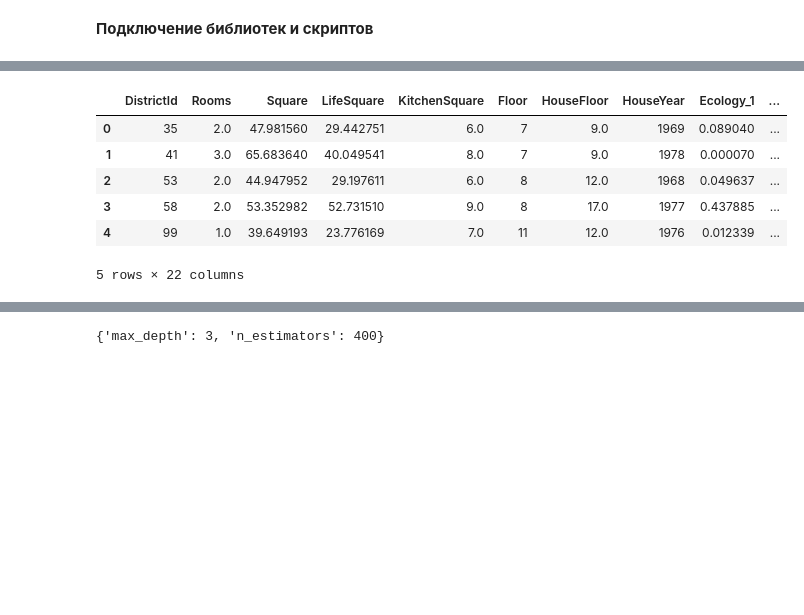
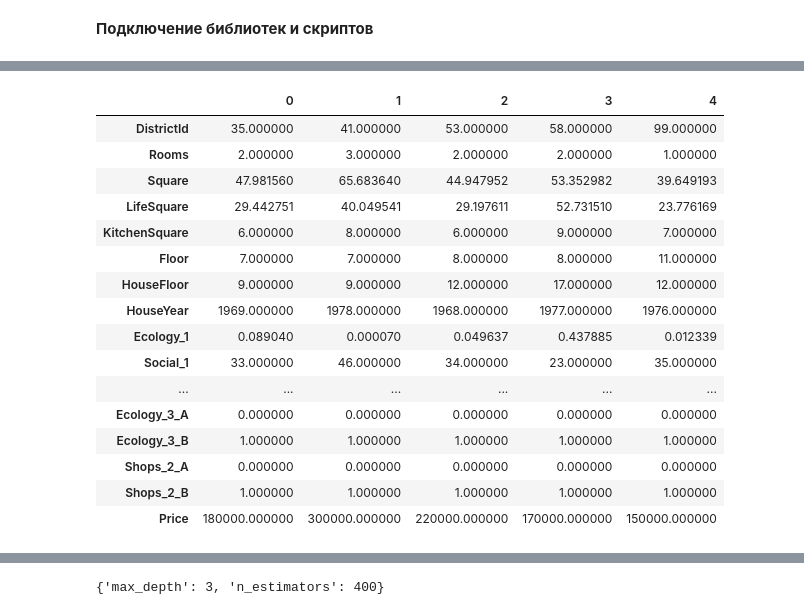
Before and after one commit to albul-k/gb_python_data_science_libs, a Jupyter notebook: course_work_train.ipynb, the cells around one changed output, grey strips where cells are left out. Saved outputs shown, nothing was run; the diff lists cells and outputs as text; code cells hidden in the pictures; blank space fills up the shorter version.

```diff
--- a/course_work_train.ipynb
+++ b/course_work_train.ipynb
@@ -76,7 +76,7 @@ class DataPipeline:
         """Сохранение статистик"""
         self.medians = df[['LifeSquare', 'Healthcare_1']].median()
 
-    def transform(self, df):
+    def transform_0(self, df):
         """Трансформация данных"""
 
         # 1. Пропуски
@@ -94,22 +94,19 @@ class DataPipeline:
         df.loc[(df['LifeSquare'] > df['Square']), 'LifeSquare'] = df['Square']
 
         #
-        df.loc[((df['KitchenSquare'] > df['LifeSquare']*0.3) | (df['KitchenSquare'] < 4)), 'KitchenSquare'] = df['KitchenSquare'].median()
+        df.loc[((df['KitchenSquare'] > df['LifeSquare']*0.3) | (df['KitchenSquare'] < 3)), 'KitchenSquare'] = df['KitchenSquare'].median()
 
         #
-        #df.loc[(df['KitchenSquare'] > df['LifeSquare']), 'KitchenSquare'] = df['LifeSquare']
+        df.loc[(df['HouseYear'] > 2020), 'HouseYear'] = 2020
 
+        #
+        df.loc[((df['Rooms'] > 6) | (df['Rooms'] < 1)), 'Rooms'] = df['Rooms'].median()
 
-        # 3. Новые фичи (features)
+        #
+        df.loc[(df['HouseFloor'] < 1), 'HouseFloor'] = 1
 
-        # Доля спален в общем кол-ве комнат
-        #df['bedroom_share'] = df['total_bedrooms'] / df['total_rooms'] * 100
-        # Сколько человек в среднем живут в одной комнате
-        #df['population_per_room'] = df['population'] / df['total_rooms']
-
-        #df['HouseYear'] = df['HouseYear'] // 5 * 5
-
-        df['Price'] = df['Price'] // 10000 * 10000
+        #
+        df.loc[(df['HouseFloor'] > 50), 'HouseFloor'] = df['HouseFloor'].median()
 
         # 4. Обработка категорий
         df = pd.concat([df, pd.get_dummies(df['Ecology_2'], prefix='Ecology_2', dtype='int8')], axis=1)
@@ -117,5 +114,15 @@ class DataPipeline:
         df = pd.concat([df, pd.get_dummies(df['Shops_2'], prefix='Shops_2', dtype='int8')], axis=1)
 
         return df
+
+    def transform_1(self, df):
+        # 3. Новые фичи (features)
+
+        #
+        #df['SquareMeterPrice'] = df['Price'] / df['Square']
+
+        df['Price'] = df['Price'] // 10000 * 10000
+
+        return df
 # %%
 DATASET_PATH = 'train.csv'
@@ -125,12 +133,19 @@ REPORTS_FILE_PATH = './reports/'
 SCALER_FILE_PATH = './models/scaler.pkl'
 MODEL_FILE_PATH = './models/model.pkl'
 # %%
+pipe = DataPipeline()
+
 df = pd.read_csv(DATASET_PATH)
 df = reduce_mem_usage(df)
 
-pipe = DataPipeline()
 pipe.fit(df)
-df = pipe.transform(df)
+df = pipe.transform_0(df)
+df = pipe.transform_1(df)
+
+X_final = pd.read_csv(TEST_DATASET_PATH)
+X_final = reduce_mem_usage(X_final)
+pipe.fit(X_final)
+X_final = pipe.transform_0(X_final)
 # %% [output]
 Memory usage of dataframe is 1.53 MB
 Memory usage after optimization is: 0.49 MB
@@ -226,12 +201,22 @@ feature_names = ['DistrictId', 'Rooms', 'Square', 'LifeSquare', 'KitchenSquare',
 target_name = 'Price'
 # %%
 df = df[feature_names + [target_name]]
-df.head()
+df.head().T
 # %% [output]
-|  | DistrictId | Rooms | Square | LifeSquare | KitchenSquare | Floor | HouseFloor | HouseYear | Ecology_1 | ... |
-| 0 | 35 | 2.0 | 47.981560 | 29.442751 | 6.0 | 7 | 9.0 | 1969 | 0.089040 | ... |
-| 1 | 41 | 3.0 | 65.683640 | 40.049541 | 8.0 | 7 | 9.0 | 1978 | 0.000070 | ... |
-| 2 | 53 | 2.0 | 44.947952 | 29.197611 | 6.0 | 8 | 12.0 | 1968 | 0.049637 | ... |
-| 3 | 58 | 2.0 | 53.352982 | 52.731510 | 9.0 | 8 | 17.0 | 1977 | 0.437885 | ... |
-| 4 | 99 | 1.0 | 39.649193 | 23.776169 | 7.0 | 11 | 12.0 | 1976 | 0.012339 | ... |
+|  | 0 | 1 | 2 | 3 | 4 |
+| DistrictId | 35.000000 | 41.000000 | 53.000000 | 58.000000 | 99.000000 |
+| Rooms | 2.000000 | 3.000000 | 2.000000 | 2.000000 | 1.000000 |
+| Square | 47.981560 | 65.683640 | 44.947952 | 53.352982 | 39.649193 |
+| LifeSquare | 29.442751 | 40.049541 | 29.197611 | 52.731510 | 23.776169 |
+| KitchenSquare | 6.000000 | 8.000000 | 6.000000 | 9.000000 | 7.000000 |
+| Floor | 7.000000 | 7.000000 | 8.000000 | 8.000000 | 11.000000 |
+| HouseFloor | 9.000000 | 9.000000 | 12.000000 | 17.000000 | 12.000000 |
+| HouseYear | 1969.000000 | 1978.000000 | 1968.000000 | 1977.000000 | 1976.000000 |
+| Ecology_1 | 0.089040 | 0.000070 | 0.049637 | 0.437885 | 0.012339 |
+| Social_1 | 33.000000 | 46.000000 | 34.000000 | 23.000000 | 35.000000 |
+| ... | ... | ... | ... | ... | ... |
+| Ecology_3_A | 0.000000 | 0.000000 | 0.000000 | 0.000000 | 0.000000 |
+| Ecology_3_B | 1.000000 | 1.000000 | 1.000000 | 1.000000 | 1.000000 |
+| Shops_2_A | 0.000000 | 0.000000 | 0.000000 | 0.000000 | 0.000000 |
+| Shops_2_B | 1.000000 | 1.000000 | 1.000000 | 1.000000 | 1.000000 |
+| Price | 180000.000000 | 300000.000000 | 220000.000000 | 170000.000000 | 150000.000000 |
-5 rows × 22 columns
```
Also changed, not shown: parts of 29 cells of this notebook, 7 other files.
